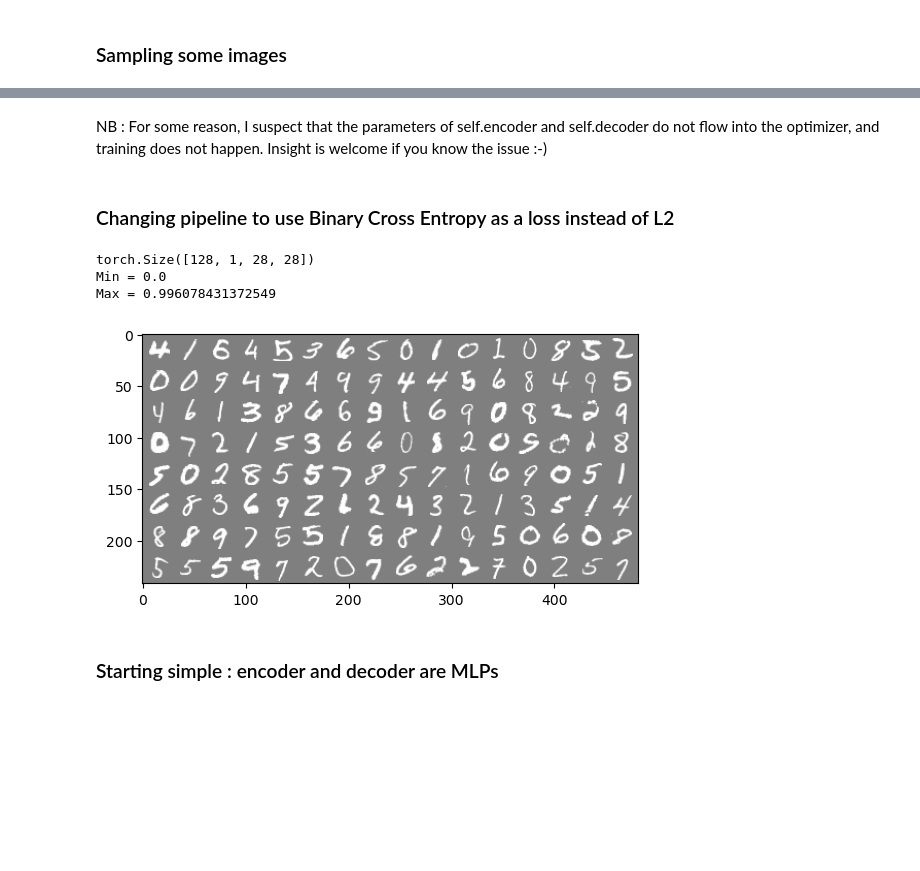
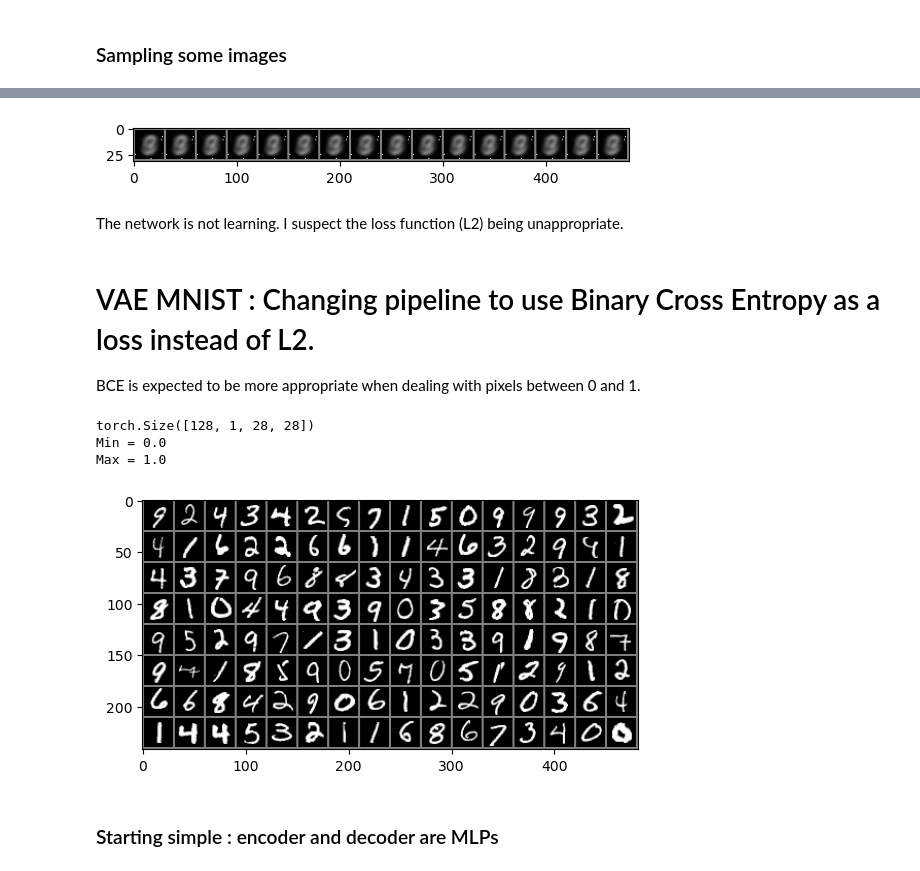
Before and after one commit to BenjaminDeporte/TP_GenAI_MVA_2025_02_25, a Jupyter notebook: notebooks/Deporte_dm2425.ipynb, the cells around one changed output, grey strips where cells are left out. Cells and saved outputs as stored; diff of their text form; code cells hidden in the pictures; blank space fills up the shorter version.

```diff
--- a/notebooks/Deporte_dm2425.ipynb
+++ b/notebooks/Deporte_dm2425.ipynb
@@ -1295,12 +1264,16 @@ pil_img = imshow(torchvision.utils.make_grid(real.to(device),nrow=16))
 # %%
-mus, logvars = mnist_vae.encoder(real)
-samples = mnist_vae.decoder(mus)
+mus, logvars = mnist_vae.encode(real)
+samples = mnist_vae.decode(mus)
 
 pil_samples_img = imshow(torchvision.utils.make_grid(samples.to(device),nrow=16))
+# %% [output]
+[figure, added]
-# %% [markdown]
-NB : For some reason, I suspect that the parameters of self.encoder and self.decoder do not flow into the optimizer, and training does not happen. Insight is welcome if you know the issue :-)
+# %% [markdown]
+The network is not learning. I suspect the loss function (L2) being unappropriate.
 # %% [markdown]
-### Changing pipeline to use Binary Cross Entropy as a loss instead of L2
+# VAE MNIST : Changing pipeline to use Binary Cross Entropy as a loss instead of L2.
+
+BCE is expected to be more appropriate when dealing with pixels between 0 and 1.
 # %%
 # here, we normalize between 0 and 1
 batch_size=128 # can go to 4096+ for RTX 3080
@@ -1326,16 +1299,16 @@ sample_loader = data.DataLoader(subset, batch_size=batch_size, shuffle=True, num
 # %%
 real,_ = next(iter(train_loader2))
 print(real.shape)
-
-pil_img = imshow(torchvision.utils.make_grid(real.to('cpu'),nrow=16))
-
 print(f"Min = {real[0].min()}")
 print(f"Max = {real[0].max()}")
+
+real2 = real * 2 - 1
+pil_img = imshow(torchvision.utils.make_grid(real2.to('cpu'),nrow=16))
 # %% [output]
 torch.Size([128, 1, 28, 28])
 Min = 0.0
-Max = 0.996078431372549
+Max = 1.0
-[figure, old version]
+[figure, new version]
 # %% [markdown]
 ### Starting simple : encoder and decoder are MLPs
 # %% [markdown]
```
Also changed, not shown: parts of 41 cells of this notebook.
